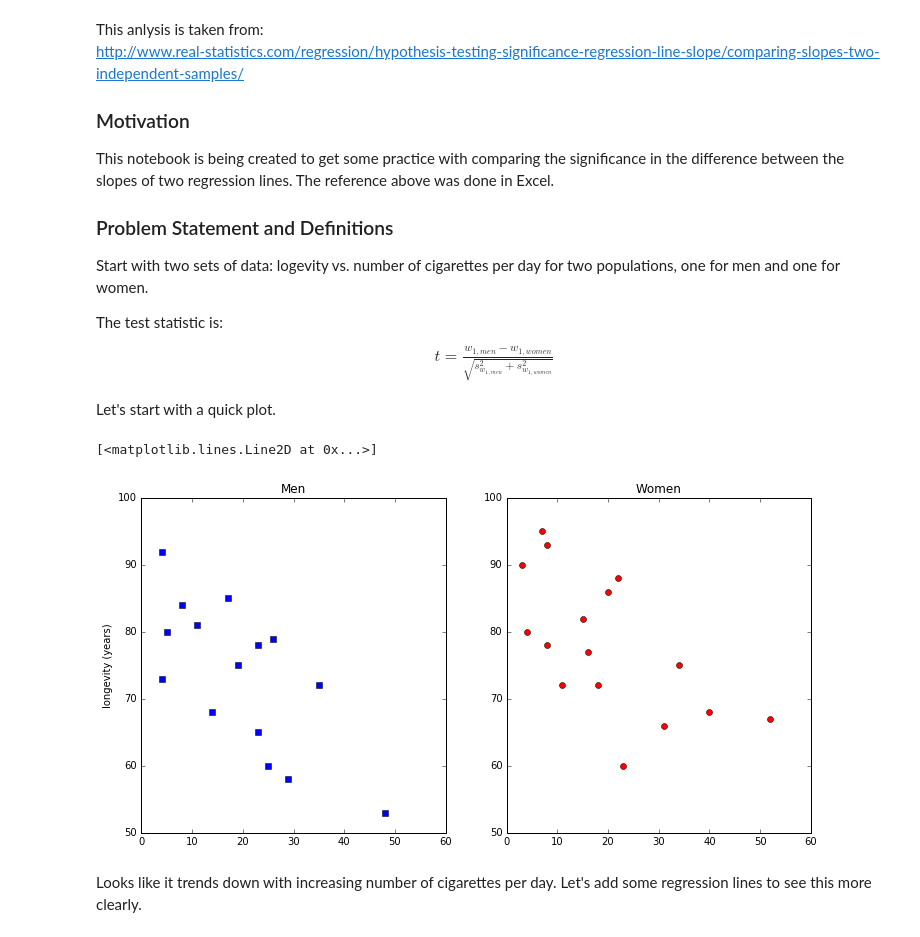
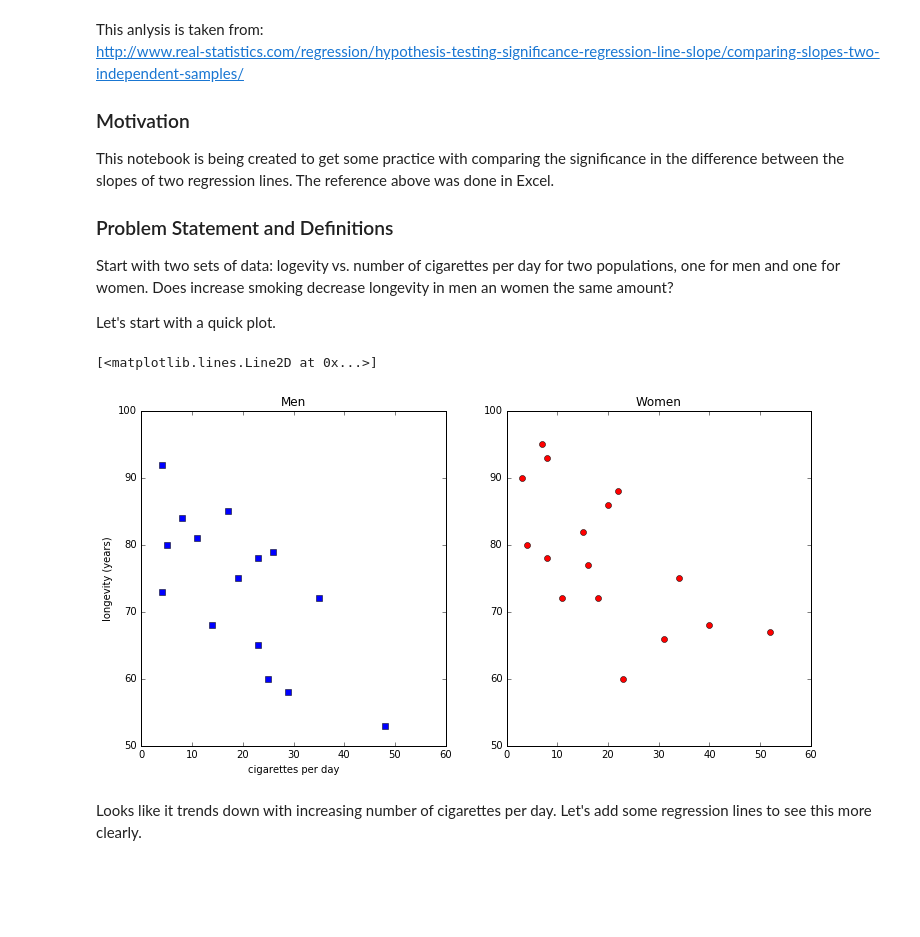
Before and after one commit to MichaelSzczepaniak/SlopeInference, a Jupyter notebook: Comparing the slopes for two independent samples.ipynb, the cells around one changed output. Cells and saved outputs as stored; diff of their text form; code cells hidden in the pictures; blank space fills up the shorter version.

```diff
--- a/Comparing the slopes for two independent samples.ipynb
+++ b/Comparing the slopes for two independent samples.ipynb
@@ -6,41 +6,40 @@ http://www.real-statistics.com/regression/hypothesis-testing-significance-regres
 This notebook is being created to get some practice with comparing the significance in the difference between the slopes of two regression lines.  The reference above was done in Excel.
 
 ### Problem Statement and Definitions
-Start with two sets of data: logevity vs. number of cigarettes per day for two populations, one for men and one for women.
-
-The test statistic is:
-\begin{align*}
-t = \frac{w_{1, men} - w_{1, women}}{\sqrt{s_{w_{1, men}}^2 + s_{w_{1, women}}^2}}
-\end{align*}
+Start with two sets of data: logevity vs. number of cigarettes per day for two populations, one for men and one for women.  Does increase smoking decrease longevity in men an women the same amount?
 
 Let's start with a quick plot.
+# %%
+import pandas as pd, numpy as np, matplotlib.pyplot as plt
+from matplotlib import style
+%matplotlib inline
+
+# make analysis repeatable by referencing data available online
+try:
+    men_data = pd.read_csv('https://raw.githubusercontent.com/MichaelSzczepaniak/SlopeInference/master/men_cig_life_exp.csv')
+    women_data = pd.read_csv('https://raw.githubusercontent.com/MichaelSzczepaniak/SlopeInference/master/women_cig_life_exp.csv')
+except:
+    men_data = pd.read_csv('https://www.dropbox.com/s/te8narzivsj5c8f/men_cig_life_exp.csv?dl=1')
+    women_data = pd.read_csv('https://www.dropbox.com/s/ju2g6eetfcomhsc/women_cig_life_exp.csv?dl=1')
 # %%
-import pandas as pd, numpy as np, matplotlib.pyplot as plt
-from matplotlib import style
-%matplotlib inline
-
-# make analysis repeatable by referencing data available online
-men_data = pd.read_csv('https://raw.githubusercontent.com/MichaelSzczepaniak/SlopeInference/master/men_cig_life_exp.csv')
-women_data = pd.read_csv('https://raw.githubusercontent.com/MichaelSzczepaniak/SlopeInference/master/women_cig_life_exp.csv')
-
-
 fig = plt.figure(1, figsize=(12, 6))
 
 ax1 = plt.subplot2grid((1,2), (0,0), rowspan=1, colspan=1)
 ax2 = plt.subplot2grid((1,2), (0,1), rowspan=1, colspan=1, sharey=ax1)
 
 ax1.set_title('Men')
 ax2.set_title('Women')
 
 ax1.set_xlim(0, 60); ax2.set_xlim(0, 60)
 ax1.set_ylim(50, 100); ax2.set_ylim(50, 100)
 ax1.set_ylabel('longevity (years)')
+ax1.set_xlabel('cigarettes per day')
 
 ax1.plot(men_data['cig_x'], men_data['life_exp'], 'bs')
 ax2.plot(women_data['cig_x'], women_data['life_exp'], 'ro')
 # %% [output]
 [<matplotlib.lines.Line2D at 0x...>]
-[figure, old version]
+[figure, new version]
 # %% [markdown]
 Looks like it trends down with increasing number of cigarettes per day. Let's add some regression lines to see this more clearly.
 # %%
```
Also changed, not shown: parts of 11 cells of this notebook.
